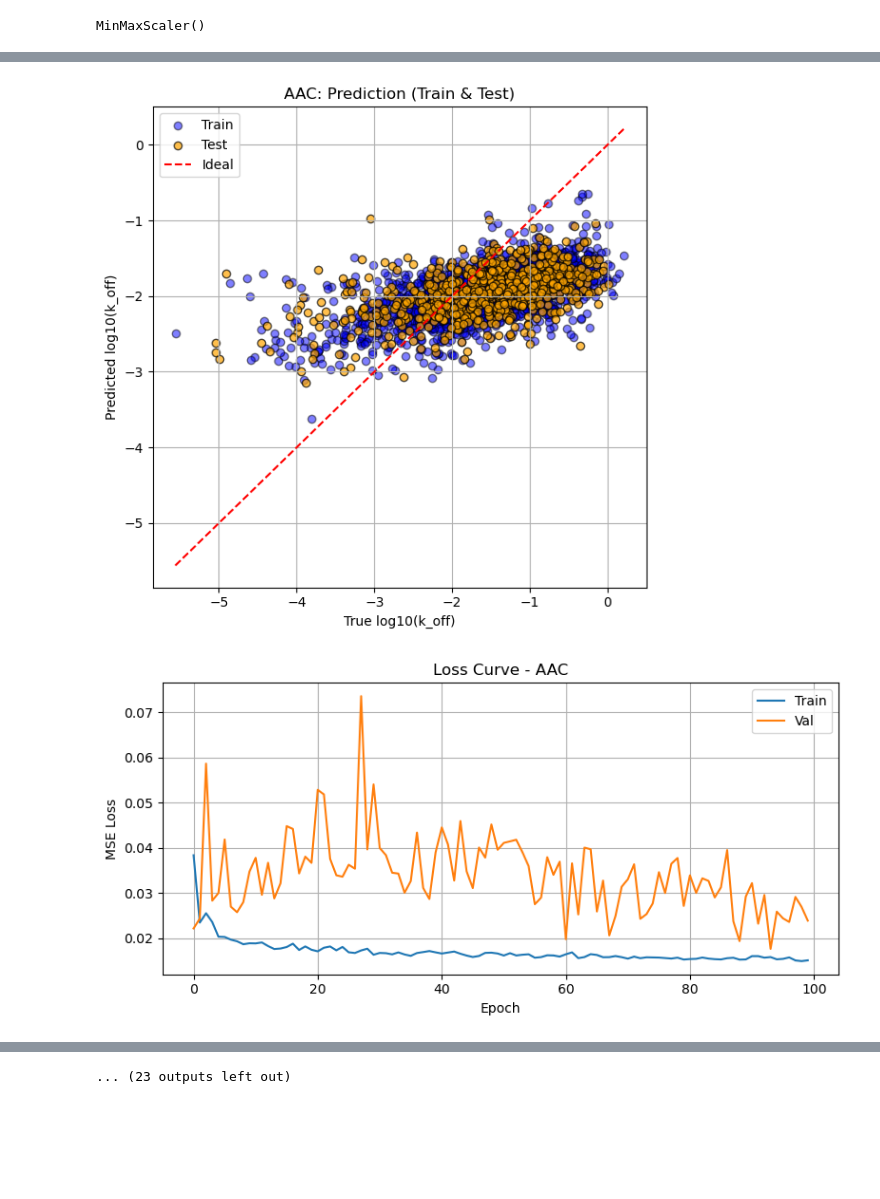
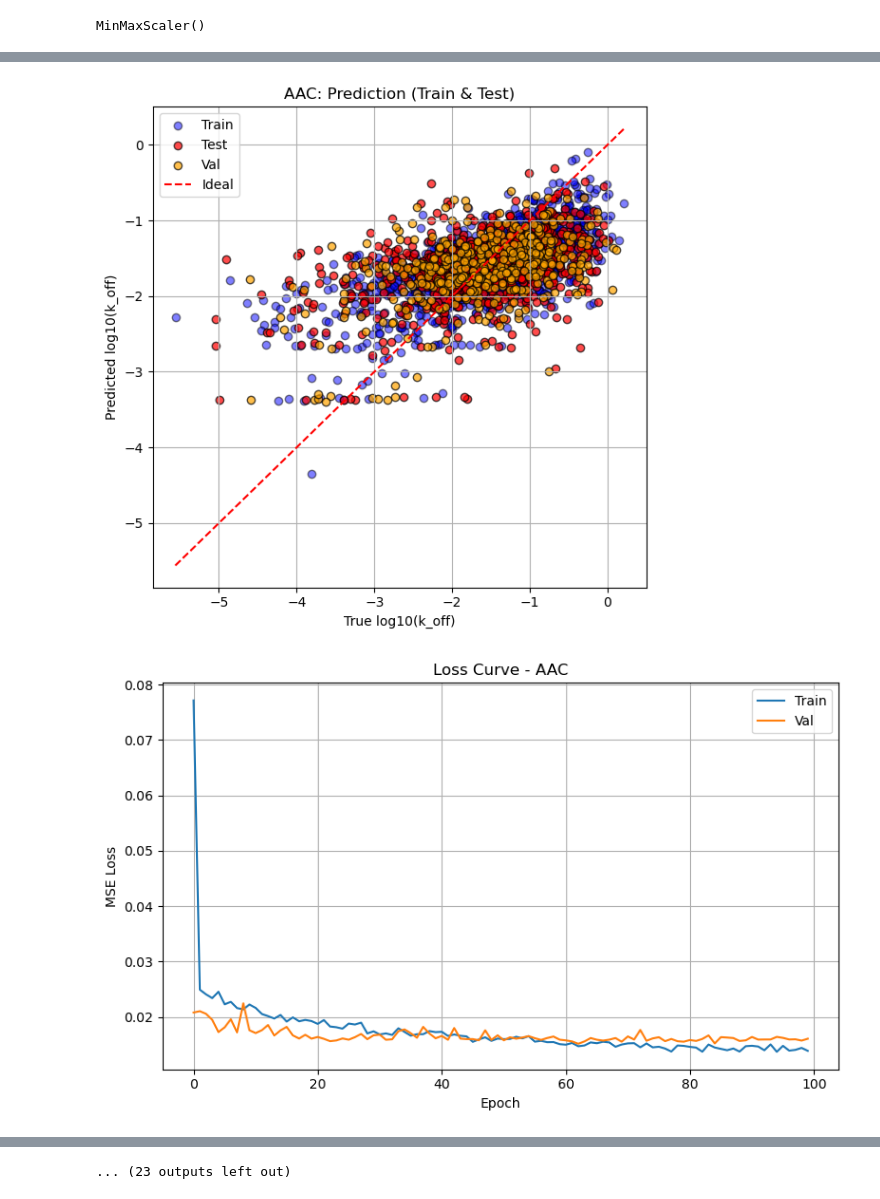
Before and after one commit to pwagoe/machine-learning-models-for-kinetic-rates-prediction, a Jupyter notebook: model/NN/NN2.ipynb, the cells around one changed output, grey strips where cells are left out. Cells and saved outputs as stored; diff of their text form; code cells hidden in the pictures; blank space fills up the shorter version.

```diff
--- a/model/NN/NN2.ipynb
+++ b/model/NN/NN2.ipynb
@@ -32,8 +43,8 @@ df_target_value = pd.read_excel("kinase_ligand_k_off.xlsx", sheet_name='kinase_l
 df_target_value = df_target_value.dropna(subset=["log_koff"])  #drop rows with missing target value
 
 #choose if full or pocket kinase sequences
-feature_set_kinase = "Pocket_Sequences_propy"   # "Sequences_propy" or "Pocket_Sequences_propy"
-feature_set_ligand = "Mordred_Features"  # "Mordred_Features" or "Morgan_Fingerprints"
+feature_set_kinase = "Sequences_propy"   # "Sequences_propy" or "Pocket_Sequences_propy"
+feature_set_ligand = "Morgan_Fingerprints"  # "Mordred_Features" or "Morgan_Fingerprints"
 
 #prepare feature dataframe
 
@@ -52,7 +63,7 @@ df_val = df_all[df_all.set_index(["kinase", "ligand"]).index.isin(ind_val)].copy
 df_test = df_all[df_all.set_index(["kinase", "ligand"]).index.isin(ind_test)].copy()
 df_holdout = df_all[df_all.set_index(["kinase", "ligand"]).index.isin(ind_holdout)].copy()
 #merge train and val for final training
-df_train = pd.merge(df_train, df_val, how="outer")
+#df_train = pd.merge(df_train, df_val, how="outer")
 # %%
 ligand_selectors = {
     "Mordred_Features":      lambda df: df.loc[:, "ABC":"mZagreb2"],
@@ -157,10 +168,11 @@ for feature_name in extra_features:
 
 
 
-
+    #change former holdout to the final test set, (change former test set to validation set ,for extrapolation test)
     train_ds = prepare_tensors(df_train, scaler_ligand=x_scaler_ligand, scaler_kinase=x_scaler_kinase)
     test_ds = prepare_tensors(df_test, scaler_ligand=x_scaler_ligand, scaler_kinase=x_scaler_kinase)
     val_ds = prepare_tensors(df_val,scaler_ligand=x_scaler_ligand, scaler_kinase=x_scaler_kinase)
+    holdout_ds =prepare_tensors(df_holdout, scaler_ligand=x_scaler_ligand, scaler_kinase=x_scaler_kinase)
 
     train_loader = DataLoader(train_ds, batch_size=32, shuffle=True)
     test_loader = DataLoader(test_ds, batch_size=32, shuffle=False)
@@ -222,6 +234,20 @@ for feature_name in extra_features:
         y_train_pred = y_scaler.inverse_transform(y_train_pred_scaled)
         y_train_true = y_scaler.inverse_transform(train_ds.tensors[1].numpy())
 
+        #validation predictions
+        y_val_pred_scaled=model(val_ds.tensors[0]).numpy()
+        y_val_pred = y_scaler.inverse_transform(y_val_pred_scaled)
+        y_val_true = y_scaler.inverse_transform(val_ds.tensors[1].numpy())
+
+        #validation predictions
+        y_holdout_pred_scaled=model(holdout_ds.tensors[0]).numpy()
+        y_holdout_pred = y_scaler.inverse_transform(y_holdout_pred_scaled)
+        y_holdout_true = y_scaler.inverse_transform(holdout_ds.tensors[1].numpy())
+
+
+
+
+
         for xb, yb in test_loader: #final testing with test set
             xb, yb = xb.to(device), yb.to(device)
             pred = model(xb)
@@ -229,16 +255,24 @@ for feature_name in extra_features:
     avg_test_loss = test_loss / len(test_loader)
     print(f"Final TEST loss: {avg_test_loss:.4f}")
 
-    mae = mean_absolute_error(y_test_true, y_test_pred)
+    mse = mean_squared_error(y_test_true, y_test_pred)
     r2 = r2_score(y_test_true, y_test_pred)
+    r2_train = r2_score(y_train_true, y_train_pred)
+    r2_val = r2_score(y_val_true, y_val_pred)
+    r2_holdout = r2_score(y_holdout_true, y_holdout_pred)
+
 
     results.append({
         "Feature": feature_name,
         "Best Epoch": np.argmin(val_losses) + 1,
         "Train Loss": train_losses[-1],
         "Validation Loss": min(val_losses),
-        "MAE": mae,
-        "R2": r2
+        "MSE": mse,
+        "Test R2": r2,
+        "Val R2": r2_val,
+        "Train R2": r2_train,
+        "Holdout R2": r2_holdout
+
     })
     all_loss_curves[feature_name] = {"train": train_losses, "val": val_losses}
 
@@ -246,7 +280,8 @@ for feature_name in extra_features:
 #scatter plot of predicted vs true values
     plt.figure(figsize=(6, 6))
     plt.scatter(y_train_true, y_train_pred, alpha=0.5, label='Train', c='blue', edgecolors='k')
-    plt.scatter(y_test_true, y_test_pred, alpha=0.7, label='Test', c='orange', edgecolors='k')
+    plt.scatter(y_test_true, y_test_pred, alpha=0.7, label='Test', c='red', edgecolors='k')
+    plt.scatter(y_val_true, y_val_pred,  alpha=0.7, label='Val', c='orange', edgecolors='k')
     min_val = min(y_train_true.min(), y_test_true.min())
     max_val = max(y_train_true.max(), y_test_true.max())
     plt.plot([min_val, max_val], [min_val, max_val], 'r--', label='Ideal')
@@ -259,7 +294,7 @@ for feature_name in extra_features:
     plt.show()
 
 #loss plot
-    plt.figure(figsize=(8, 4))
+    plt.figure(figsize=(8, 5))
     plt.plot(train_losses, label="Train")
     plt.plot(val_losses, label="Val")
     plt.title(f"Loss Curve - {feature_name}")
@@ -282,7 +317,7 @@ for feat, curves in all_loss_curves.items():
     plt.plot(curves["val"], label=f"{feat}")
 plt.title("Validation Loss Curves")
 plt.xlabel("Epoch")
-plt.ylabel("MSE")
+plt.ylabel("Average Loss")
 plt.legend()
 plt.grid(True)
 plt.show()
@@ -307,3 +342,3 @@ Final TEST loss: 0.0207
-[figure, old version]
+[figure, new version]
-[figure, old version]
+[figure, new version]
 Using feature: DPC
```
Also changed, not shown: parts of 2 cells of this notebook, 1 other file.
